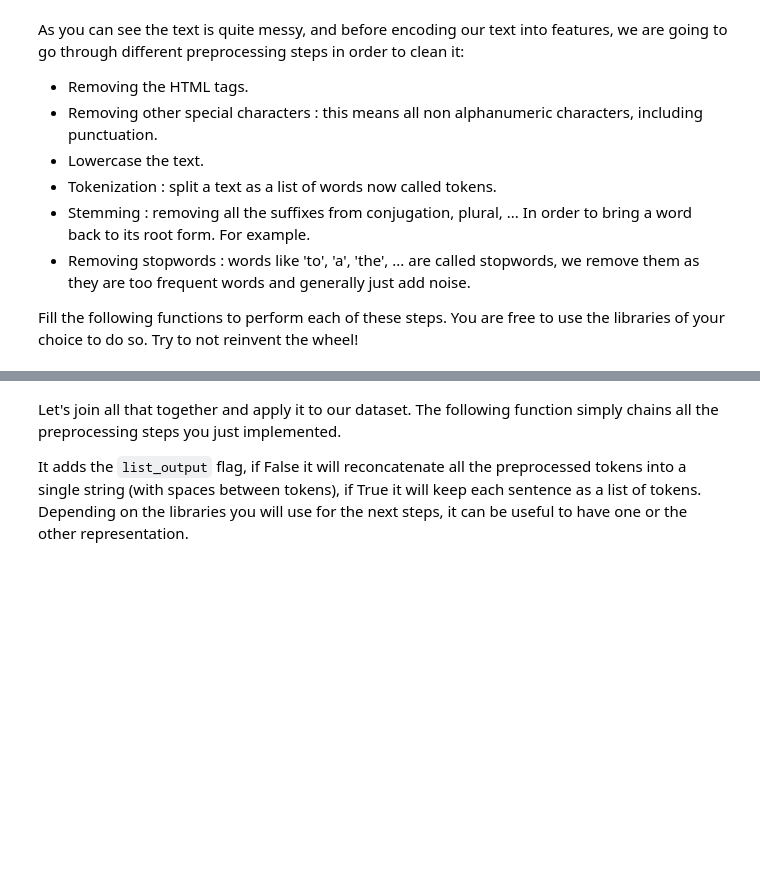
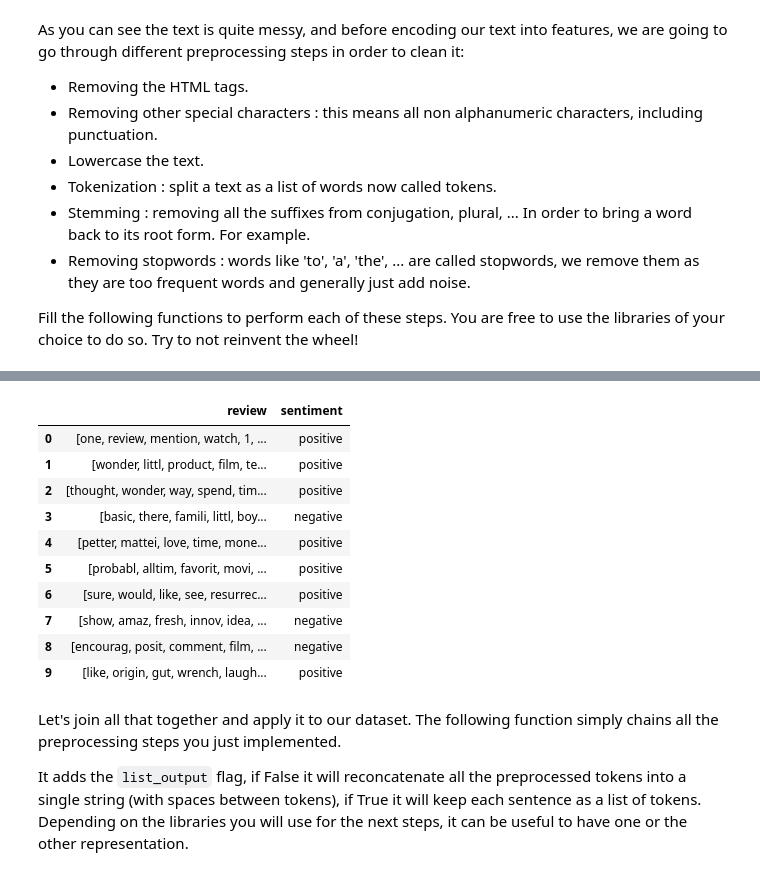
Before and after one commit to fabricepaka/My-first-sentiment-analysis, a Jupyter notebook: notebooks/Machine_Learning_7_NLP.ipynb, the cells around one changed output, grey strips where cells are left out. Saved outputs shown, nothing was run; the diff lists cells and outputs as text; code cells hidden in the pictures; blank space fills up the shorter version.

```diff
--- a/notebooks/Machine_Learning_7_NLP.ipynb
+++ b/notebooks/Machine_Learning_7_NLP.ipynb
@@ -115,6 +223,18 @@ def stem_words(token_list):
 # %%
-debuter le NLPimdb_dataset['review']=imdb_dataset['review'].apply(stem_words)
+imdb_dataset['review']=imdb_dataset['review'].apply(stem_words)
 imdb_dataset.head(10)
+# %% [output]
+|  | review | sentiment |
+| 0 | [one, review, mention, watch, 1, ... | positive |
+| 1 | [wonder, littl, product, film, te... | positive |
+| 2 | [thought, wonder, way, spend, tim... | positive |
+| 3 | [basic, there, famili, littl, boy... | negative |
+| 4 | [petter, mattei, love, time, mone... | positive |
+| 5 | [probabl, alltim, favorit, movi, ... | positive |
+| 6 | [sure, would, like, see, resurrec... | positive |
+| 7 | [show, amaz, fresh, innov, idea, ... | negative |
+| 8 | [encourag, posit, comment, film, ... | negative |
+| 9 | [like, origin, gut, wrench, laugh... | positive |
 # %% [markdown]
 Let's join all that together and apply it to our dataset. The following function simply chains all the preprocessing steps you just implemented.
 
```
Also changed, not shown: parts of 27 cells of this notebook.
